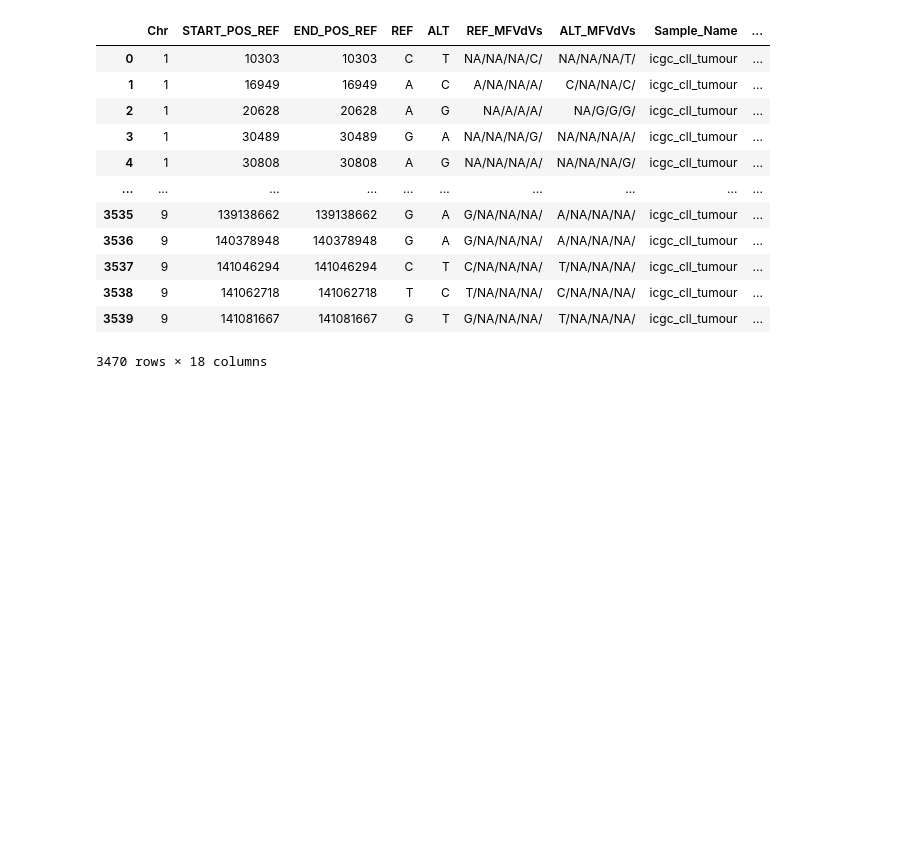
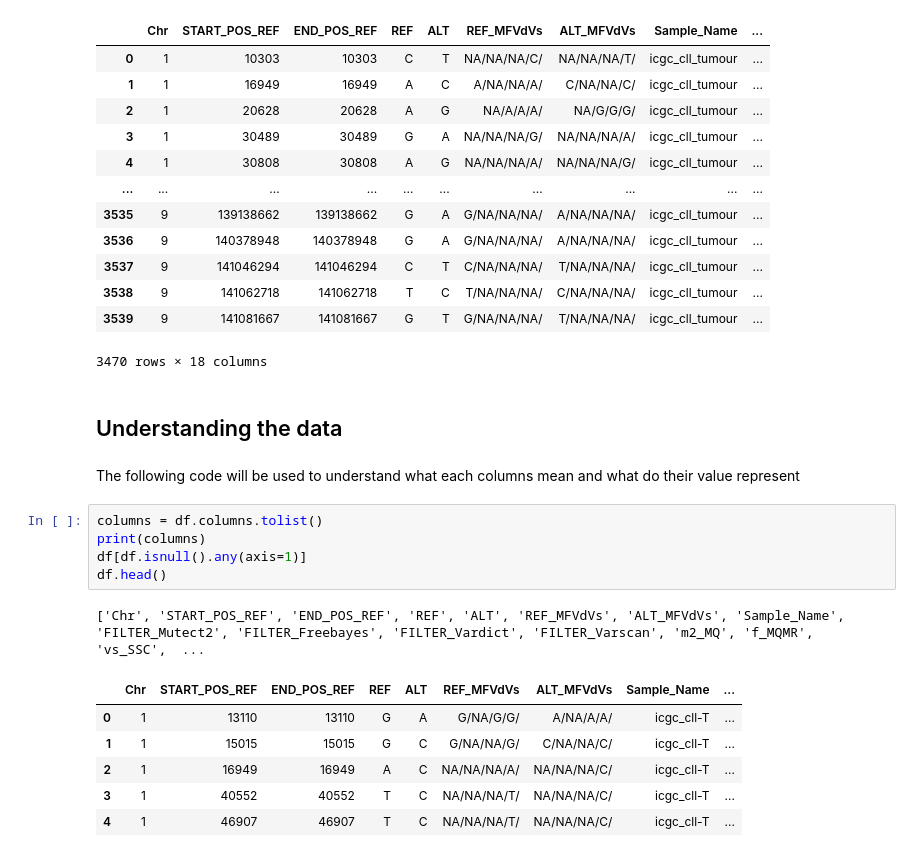
Before and after one commit to Joel-Milla/Somatic-Single-Nucleotide-Variants-in-Cancer, a Jupyter notebook: data_analysis.ipynb, the cells around one changed output. Cells and saved outputs as stored; diff of their text form; blank space fills up the shorter version.

```diff
--- a/data_analysis.ipynb
+++ b/data_analysis.ipynb
@@ -132,3 +132,20 @@ df[df.isnull().any(axis=1)]
 | 3538 | 9 | 141062718 | 141062718 | T | C | T/NA/NA/NA/ | C/NA/NA/NA/ | icgc_cll_tumour | ... |
 | 3539 | 9 | 141081667 | 141081667 | G | T | G/NA/NA/NA/ | T/NA/NA/NA/ | icgc_cll_tumour | ... |
 3470 rows × 18 columns
+# %% [markdown]
+## Understanding the data
+# %% [markdown]
+The following code will be used to understand what each columns mean and what do their value represent
+# %%
+columns = df.columns.tolist()
+print(columns)
+df[df.isnull().any(axis=1)]
+df.head()
+# %% [output]
+['Chr', 'START_POS_REF', 'END_POS_REF', 'REF', 'ALT', 'REF_MFVdVs', 'ALT_MFVdVs', 'Sample_Name', 'FILTER_Mutect2', 'FILTER_Freebayes', 'FILTER_Vardict', 'FILTER_Varscan', 'm2_MQ', 'f_MQMR', 'vs_SSC',  ...
+|  | Chr | START_POS_REF | END_POS_REF | REF | ALT | REF_MFVdVs | ALT_MFVdVs | Sample_Name | ... |
+| 0 | 1 | 13110 | 13110 | G | A | G/NA/G/G/ | A/NA/A/A/ | icgc_cll-T | ... |
+| 1 | 1 | 15015 | 15015 | G | C | G/NA/NA/G/ | C/NA/NA/C/ | icgc_cll-T | ... |
+| 2 | 1 | 16949 | 16949 | A | C | NA/NA/NA/A/ | NA/NA/NA/C/ | icgc_cll-T | ... |
+| 3 | 1 | 40552 | 40552 | T | C | NA/NA/NA/T/ | NA/NA/NA/C/ | icgc_cll-T | ... |
+| 4 | 1 | 46907 | 46907 | T | C | NA/NA/NA/T/ | NA/NA/NA/C/ | icgc_cll-T | ... |
```
Also changed, not shown: parts of 12 cells of this notebook, 10 other files.
